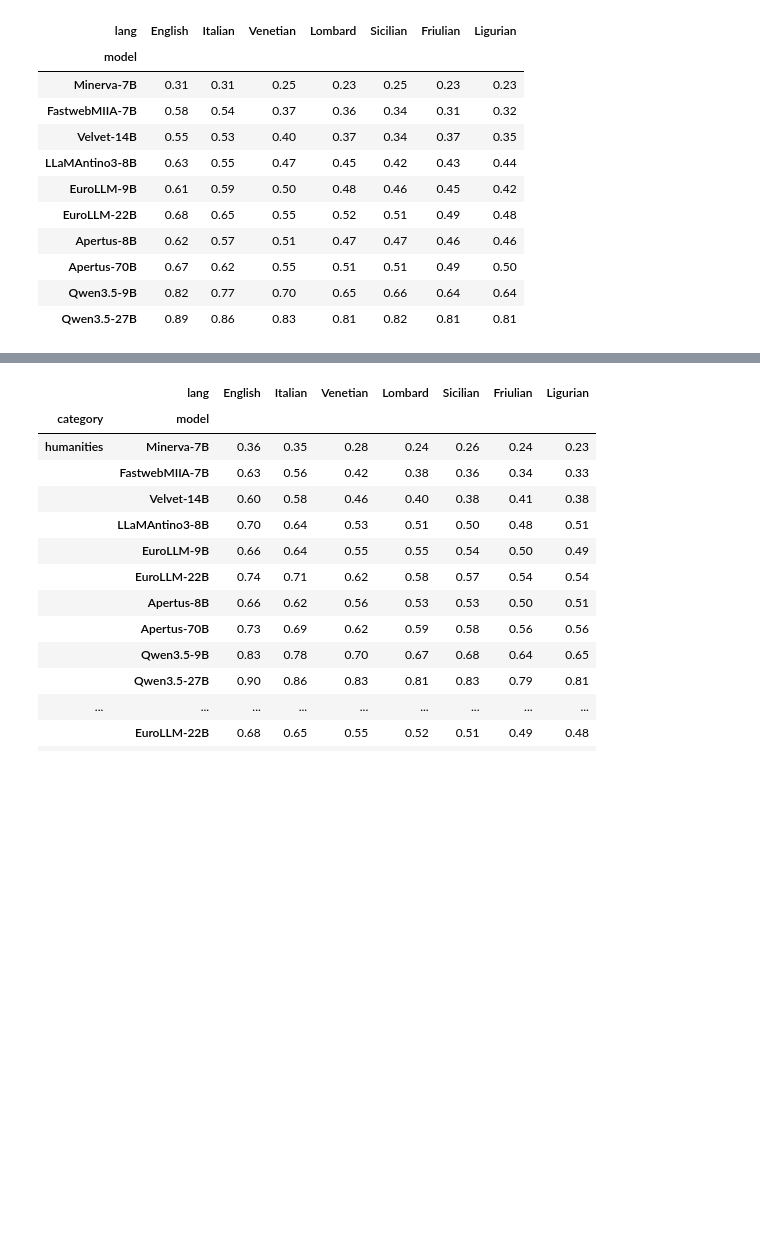
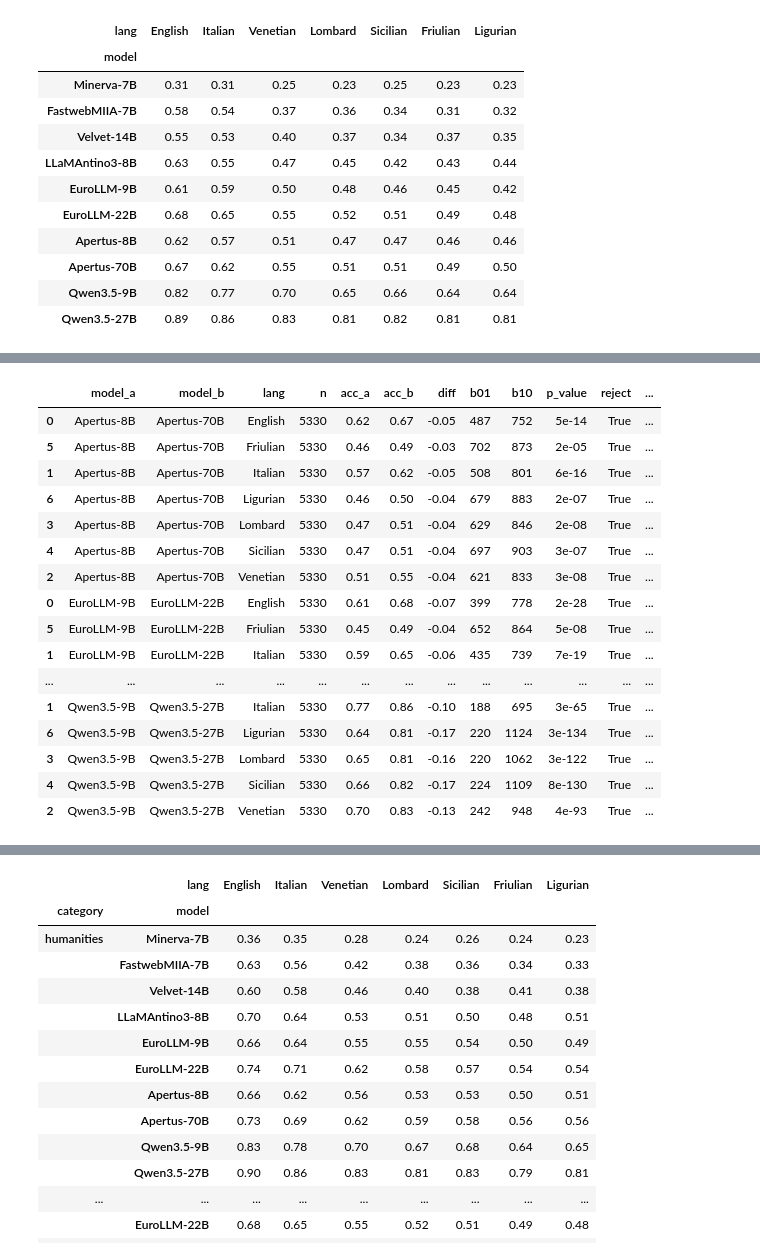
Before and after one commit to saiteki-kai/safety-italian-dialects, a Jupyter notebook: evaluation/notebooks/mmlu_analysis.ipynb, the cells around one changed output, grey strips where cells are left out. Cells and saved outputs as stored; diff of their text form; code cells hidden in the pictures; blank space fills up the shorter version.

```diff
--- a/evaluation/notebooks/mmlu_analysis.ipynb
+++ b/evaluation/notebooks/mmlu_analysis.ipynb
@@ -89,6 +89,11 @@ df["lang"] = df["lang"].astype(pd.CategoricalDtype(LANGS_ORDER, ordered=True))
 
 df["category"] = df["subset"].map(category_from_subject)
 df["subcategory"] = df["subset"].map(subcategory_from_subject)
+
+# Add prompt index
+N_PROMPTS = len(df) // (len(MODELS_ORDER) * len(LANGS_ORDER))
+
+df["prompt_idx"] = df.groupby(["model", "lang"], observed=True).cumcount() + 1
 # %%
 df = typing.cast(pd.DataFrame, df)
 models = df["model"].unique()
@@ -281,0 +289,91 @@ avg_metrics
+# %%
+from itertools import combinations
+
+import pandas as pd
+
+from matplotlib.colors import ListedColormap
+from statsmodels.stats.contingency_tables import mcnemar
+from statsmodels.stats.multitest import multipletests
+
+
+def paired_mcnemar_by_lang(df: pd.DataFrame, model_a: str, model_b: str) -> pd.DataFrame:
+    rows = []
+
+    for lang, g in df.groupby("lang", observed=False):
+        wide = (
+            g[g["model"].isin([model_a, model_b])]
+            .pivot_table(
+                index="prompt_idx",
+                columns="model",
+                values="correct",
+                aggfunc="first",
+                observed=True,
+            )
+            .dropna()
+        )
+
+        a = wide[model_a].astype(int)
+        b = wide[model_b].astype(int)
+
+        b01 = ((a == 1) & (b == 0)).sum()
+        b10 = ((a == 0) & (b == 1)).sum()
+
+        table = [
+            [((a == 0) & (b == 0)).sum(), b01],
+            [b10, ((a == 1) & (b == 1)).sum()],
+        ]
+
+        if b01 + b10 < 25:  # noqa: PLR2004
+            print(
+                f"Warning: small sample size for McNemar's test between {model_a} and {model_b} on {lang} (b01 + b10 = {b01 + b10})"  # noqa: E501
+            )
+
+        res = mcnemar(table, exact=False, correction=False)
+
+        rows.append(
+            {
+                "model_a": model_a,
+                "model_b": model_b,
+                "lang": lang,
+                "n": len(wide),
+                "acc_a": a.mean(),
+                "acc_b": b.mean(),
+                "diff": a.mean() - b.mean(),
+                "b01": int(b01),
+                "b10": int(b10),
+                "p_value": res.pvalue,  # pyright: ignore[reportAttributeAccessIssue]
+            }
+        )
+
+    return pd.DataFrame(rows)
+
+
+alpha = 0.05
+
+pairs = [("Qwen3.5-9B", "Qwen3.5-27B"), ("EuroLLM-9B", "EuroLLM-22B"), ("Apertus-8B", "Apertus-70B")]
+paired_results = pd.concat([paired_mcnemar_by_lang(df, a, b) for a, b in pairs])
+paired_results.sort_values(["model_a", "lang"], inplace=True)
+
+paired_results["p_value"] = paired_results["p_value"].map(lambda x: f"{x:.1g}")
+paired_results["reject"] = paired_results["p_value"].astype(float) < alpha
+paired_results["best"] = np.where(paired_results["b01"] > paired_results["b10"], "model_a", "model_b")
+paired_results.to_csv("../outputs/tests/pairwise_mcnemar_results.csv", index=False)
+paired_results
+# %% [output]
+|  | model_a | model_b | lang | n | acc_a | acc_b | diff | b01 | b10 | p_value | reject | ... |
+| 0 | Apertus-8B | Apertus-70B | English | 5330 | 0.62 | 0.67 | -0.05 | 487 | 752 | 5e-14 | True | ... |
+| 5 | Apertus-8B | Apertus-70B | Friulian | 5330 | 0.46 | 0.49 | -0.03 | 702 | 873 | 2e-05 | True | ... |
+| 1 | Apertus-8B | Apertus-70B | Italian | 5330 | 0.57 | 0.62 | -0.05 | 508 | 801 | 6e-16 | True | ... |
+| 6 | Apertus-8B | Apertus-70B | Ligurian | 5330 | 0.46 | 0.50 | -0.04 | 679 | 883 | 2e-07 | True | ... |
+| 3 | Apertus-8B | Apertus-70B | Lombard | 5330 | 0.47 | 0.51 | -0.04 | 629 | 846 | 2e-08 | True | ... |
+| 4 | Apertus-8B | Apertus-70B | Sicilian | 5330 | 0.47 | 0.51 | -0.04 | 697 | 903 | 3e-07 | True | ... |
+| 2 | Apertus-8B | Apertus-70B | Venetian | 5330 | 0.51 | 0.55 | -0.04 | 621 | 833 | 3e-08 | True | ... |
+| 0 | EuroLLM-9B | EuroLLM-22B | English | 5330 | 0.61 | 0.68 | -0.07 | 399 | 778 | 2e-28 | True | ... |
+| 5 | EuroLLM-9B | EuroLLM-22B | Friulian | 5330 | 0.45 | 0.49 | -0.04 | 652 | 864 | 5e-08 | True | ... |
+| 1 | EuroLLM-9B | EuroLLM-22B | Italian | 5330 | 0.59 | 0.65 | -0.06 | 435 | 739 | 7e-19 | True | ... |
+| ... | ... | ... | ... | ... | ... | ... | ... | ... | ... | ... | ... | ... |
+| 1 | Qwen3.5-9B | Qwen3.5-27B | Italian | 5330 | 0.77 | 0.86 | -0.10 | 188 | 695 | 3e-65 | True | ... |
+| 6 | Qwen3.5-9B | Qwen3.5-27B | Ligurian | 5330 | 0.64 | 0.81 | -0.17 | 220 | 1124 | 3e-134 | True | ... |
+| 3 | Qwen3.5-9B | Qwen3.5-27B | Lombard | 5330 | 0.65 | 0.81 | -0.16 | 220 | 1062 | 3e-122 | True | ... |
+| 4 | Qwen3.5-9B | Qwen3.5-27B | Sicilian | 5330 | 0.66 | 0.82 | -0.17 | 224 | 1109 | 8e-130 | True | ... |
+| 2 | Qwen3.5-9B | Qwen3.5-27B | Venetian | 5330 | 0.70 | 0.83 | -0.13 | 242 | 948 | 4e-93 | True | ... |
```
Also changed, not shown: parts of 5 cells of this notebook.
